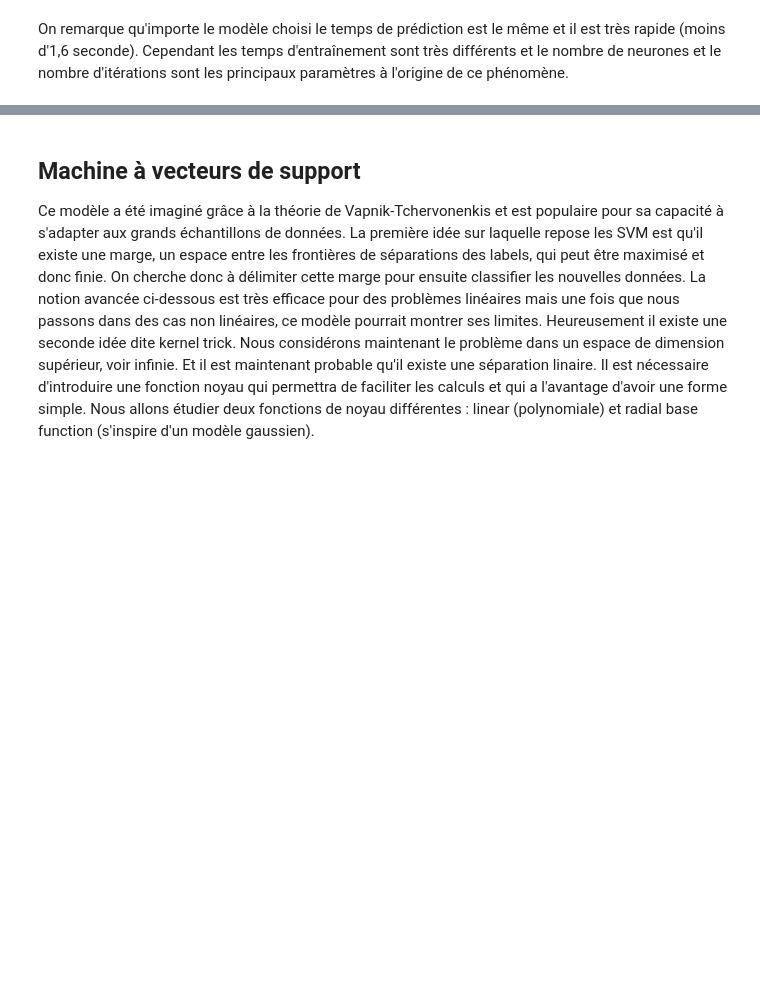
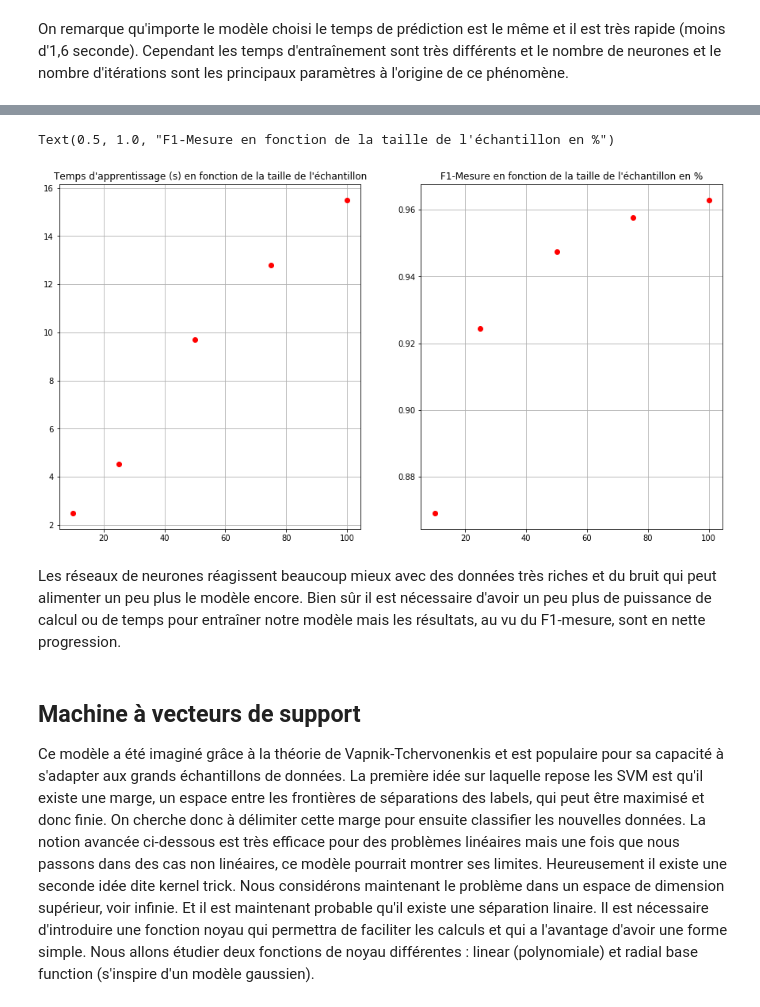
Before and after one commit to airg14/Galaxy_Zoo_SVM_And_Neural_Network, a Jupyter notebook: GTI770-TP03.ipynb, the cells around one changed output, grey strips where cells are left out. Saved outputs shown, nothing was run; the diff lists cells and outputs as text; code cells hidden in the pictures; blank space fills up the shorter version.

```diff
--- a/GTI770-TP03.ipynb
+++ b/GTI770-TP03.ipynb
@@ -311,3 +393,19 @@ On remarque qu'importe le modèle choisi le temps de prédiction est le même et
+# %%
+plt.figure(figsize=(15,8))
+plt.subplot(1,2,1)
+plt.grid()
+plt.plot(repartition, scala_time_learn, 'ro')
+plt.title('Temps d\'apprentissage (s) en fonction de la taille de l\'échantillon')
+
+plt.subplot(1,2,2)
+plt.grid()
+plt.plot(repartition, scala_f1_score, 'ro')
+plt.title('F1-Mesure en fonction de la taille de l\'échantillon en %')
+# %% [output]
+Text(0.5, 1.0, "F1-Mesure en fonction de la taille de l'échantillon en %")
+[figure, added]
+# %% [markdown]
+Les réseaux de neurones réagissent beaucoup mieux avec des données très riches et du bruit qui peut alimenter un peu plus le modèle encore. Bien sûr il est nécessaire d'avoir un peu plus de puissance de calcul ou de temps pour entraîner notre modèle mais les résultats, au vu du F1-mesure, sont en nette progression.
 # %% [markdown]
 ## Machine à vecteurs de support
 Ce modèle a été imaginé grâce à la théorie de Vapnik-Tchervonenkis et est populaire pour sa capacité à s'adapter aux grands échantillons de données.
```
Also changed, not shown: parts of 6 cells of this notebook.
